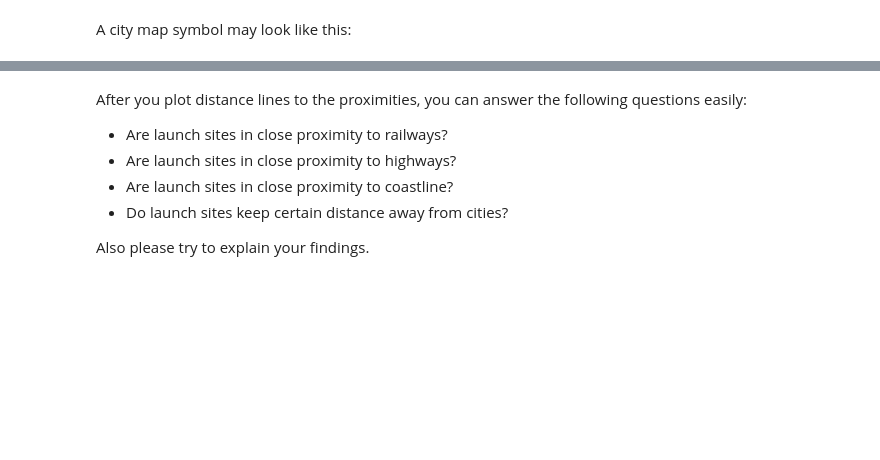
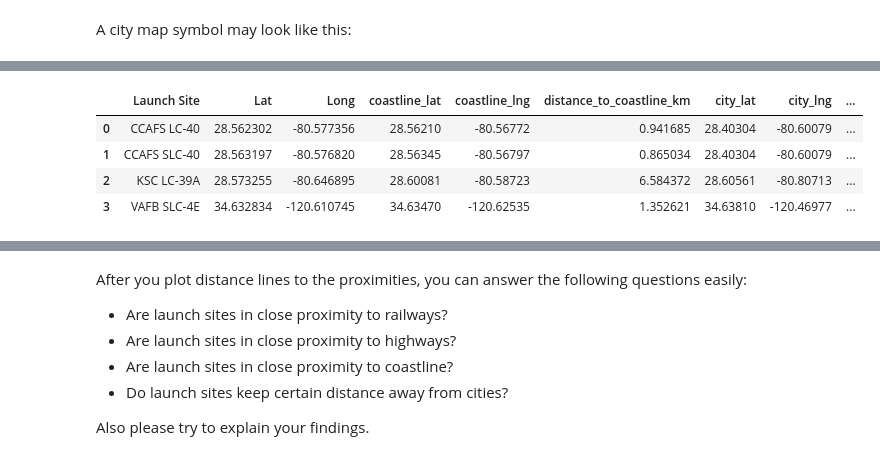
Before and after one commit to Tho-Dang/courseraDataScience, a Jupyter notebook: lab_jupyter_launch_site_location.ipynb, the cells around one changed output, grey strips where cells are left out. Drawn from its saved outputs; the diff is of its cells as text; code cells hidden in the pictures; blank space fills up the shorter version.

```diff
--- a/lab_jupyter_launch_site_location.ipynb
+++ b/lab_jupyter_launch_site_location.ipynb
@@ -276,0 +273,15 @@ def calculate_distance(lat1, lon1, lat2, lon2):
+# %%
+# find coordinate of the closet coastline
+# e.g.,: Lat: 28.56367  Lon: -80.57163
+# distance_coastline = calculate_distance(launch_site_lat, launch_site_lon, coastline_lat, coastline_lon)
+launch_sites_df
+closest_markers_df = launch_sites_df.copy()
+coastline_lat = [28.5621, 28.56345, 28.60081, 34.6347]
+coastline_lng = [-80.56772, -80.56797, -80.58723, -120.62535]
+for index, row in closest_markers_df.iterrows():
+    closest_markers_df.loc[index, 'coastline_lat'] = coastline_lat[index]
+    closest_markers_df.loc[index, 'coastline_lng'] = coastline_lng[index]
+for index, row in closest_markers_df.iterrows():
+    closest_markers_df.loc[index, 'distance_to_coastline_km'] = calculate_distance(row['Lat'], row['Long'], row['coastline_lat'], row['coastline_lng'])
+
+closest_markers_df
@@ -286,5 +303,15 @@ def calculate_distance(lat1, lon1, lat2, lon2):
 #        html='<div style="font-size: 12; color:#d35400;"><b>%s</b></div>' % "{:10.2f} KM".format(distance),
 #        )
 #    )
+for index, row in closest_markers_df.iterrows():
+    distance_marker = folium.Marker(
+        [row['coastline_lat'], row['coastline_lng']],
+        icon=DivIcon(
+            icon_size=(20,20),
+            icon_anchor=(0,0),
+            html='<div style="font-size: 12; color:#d35400;"><b>%s</b></div>' % "{:10.2f} KM".format(row['distance_to_coastline_km']),
+            )
+        )
+    site_map.add_child(distance_marker)
 # %% [markdown]
 *TODO:* Draw a `PolyLine` between a launch site to the selected coastline point
@@ -323,0 +359,23 @@ A city map symbol may look like this:
+# %%
+# Create a marker with distance to a closest city, railway, highway, etc.
+# Draw a line between the marker to the launch site
+# Closest city coordinates:
+city_lat = [28.40304, 28.40304, 28.60561, 34.6381]
+city_lng = [-80.60079, -80.60079, -80.80713, -120.46977]
+
+# Add closest city coordinates to the closest_markers_df dataframe
+for index, row in closest_markers_df.iterrows():
+    closest_markers_df.loc[index, 'city_lat'] = city_lat[index]
+    closest_markers_df.loc[index, 'city_lng'] = city_lng[index]
+
+# Calculate the distance between the Launch Sites and the closest city
+for index, row in closest_markers_df.iterrows():
+    closest_markers_df.loc[index, 'distance_to_city_km'] = calculate_distance(row['Lat'], row['Long'], row['city_lat'], row['city_lng'])
+
+closest_markers_df
+# %% [output]
+|  | Launch Site | Lat | Long | coastline_lat | coastline_lng | distance_to_coastline_km | city_lat | city_lng | ... |
+| 0 | CCAFS LC-40 | 28.562302 | -80.577356 | 28.56210 | -80.56772 | 0.941685 | 28.40304 | -80.60079 | ... |
+| 1 | CCAFS SLC-40 | 28.563197 | -80.576820 | 28.56345 | -80.56797 | 0.865034 | 28.40304 | -80.60079 | ... |
+| 2 | KSC LC-39A | 28.573255 | -80.646895 | 28.60081 | -80.58723 | 6.584372 | 28.60561 | -80.80713 | ... |
+| 3 | VAFB SLC-4E | 34.632834 | -120.610745 | 34.63470 | -120.62535 | 1.352621 | 34.63810 | -120.46977 | ... |
```
Also changed, not shown: parts of 8 cells of this notebook.
